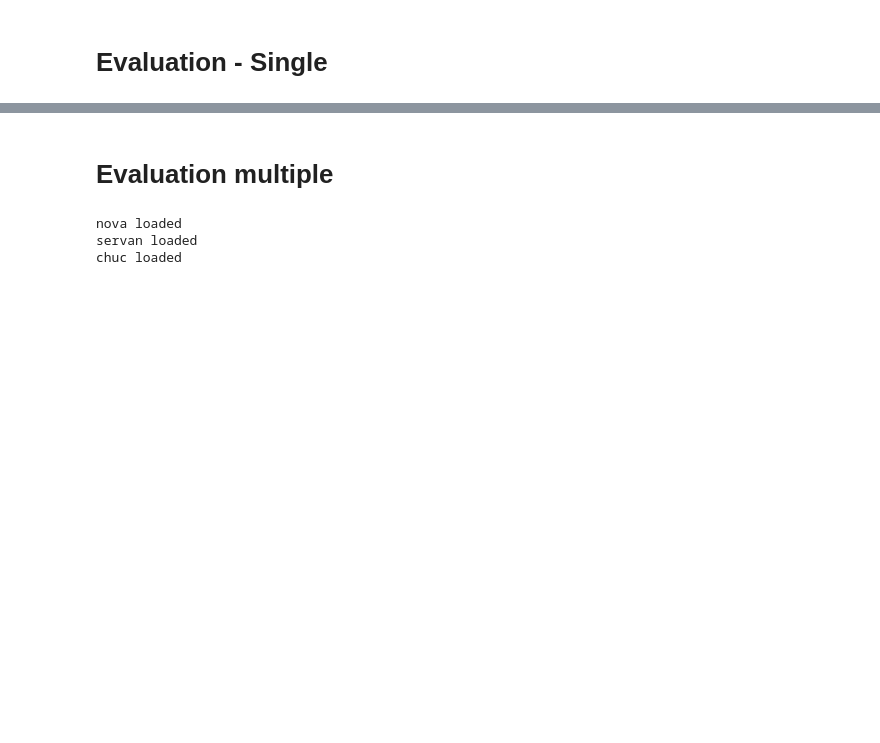
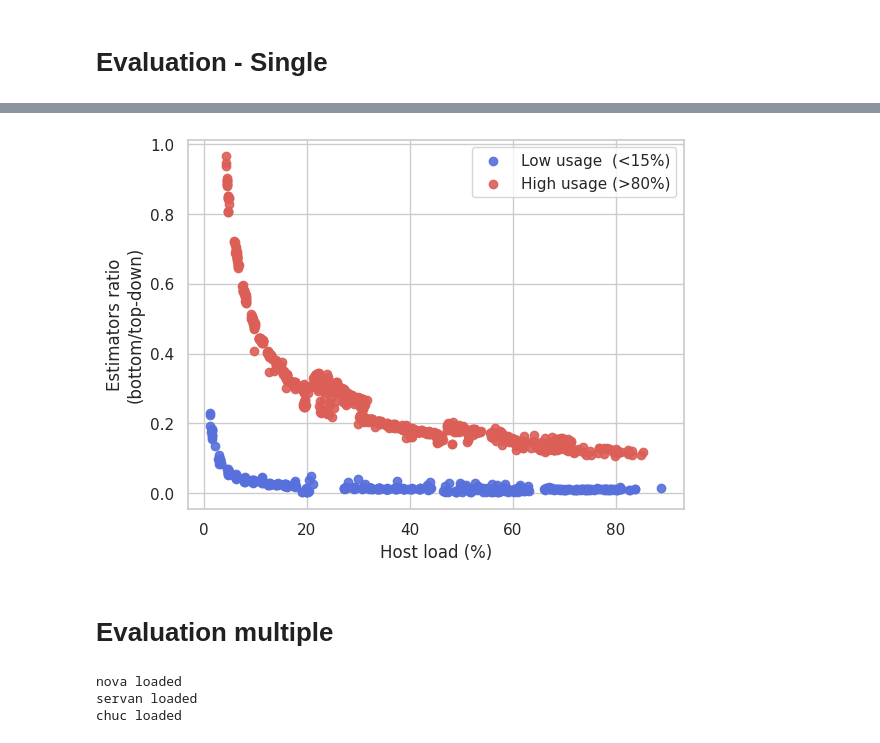
Before and after one commit to jacquetpi/cinergy-models, a Jupyter notebook: notebooks/models.ipynb, the cells around one changed output, grey strips where cells are left out. Cells and saved outputs as stored; diff of their text form; code cells hidden in the pictures; blank space fills up the shorter version.

```diff
--- a/notebooks/models.ipynb
+++ b/notebooks/models.ipynb
@@ -176,3 +187,25 @@ mean absolut error 3.1854745823404063
+# %%
+cloudlike['top-down']  = cloudlike['prediction']
+cloudlike['bottom-up'] = cloudlike.apply(lambda row : (row['host_percent_vm']/row['cpu%_package-global'])*row['package-global-watt'], axis=1)
+cloudlike['model-ratio'] = cloudlike['bottom-up']/cloudlike['top-down']
+
+low_phase = cloudlike.loc[cloudlike['vm'] < (400)*0.15]
+high_phase = cloudlike.loc[cloudlike['vm'] > (400)*0.8]
+
+sns.set_theme(style="whitegrid", palette="husl")
+colors = sns.color_palette("hls", 8)
+plt.scatter(low_phase['cpu%_package-global'], low_phase['model-ratio'], color=colors[5],   label='Low usage  (<15%)', alpha=0.9)
+plt.scatter(high_phase['cpu%_package-global'], high_phase['model-ratio'], color=colors[0], label='High usage (>80%)', alpha=0.9)
+plt.xlabel('Host load (%)')
+plt.ylabel('Estimators ratio\n(bottom/top-down)')
+plt.legend()
+
+plt.gcf().savefig('figures/consolidation-ratio.pdf', bbox_inches='tight')
+
+#plt.scatter(low_phase['timestamp'], low_phase['top-down'], color='r')
+#plt.scatter(low_phase['timestamp'], low_phase['bottom-up'], color='b')
+# %% [output]
+[figure, added]
 # %% [markdown]
 # Evaluation multiple
 # %%
```
Also changed, not shown: parts of 4 cells of this notebook, 1 other file.
